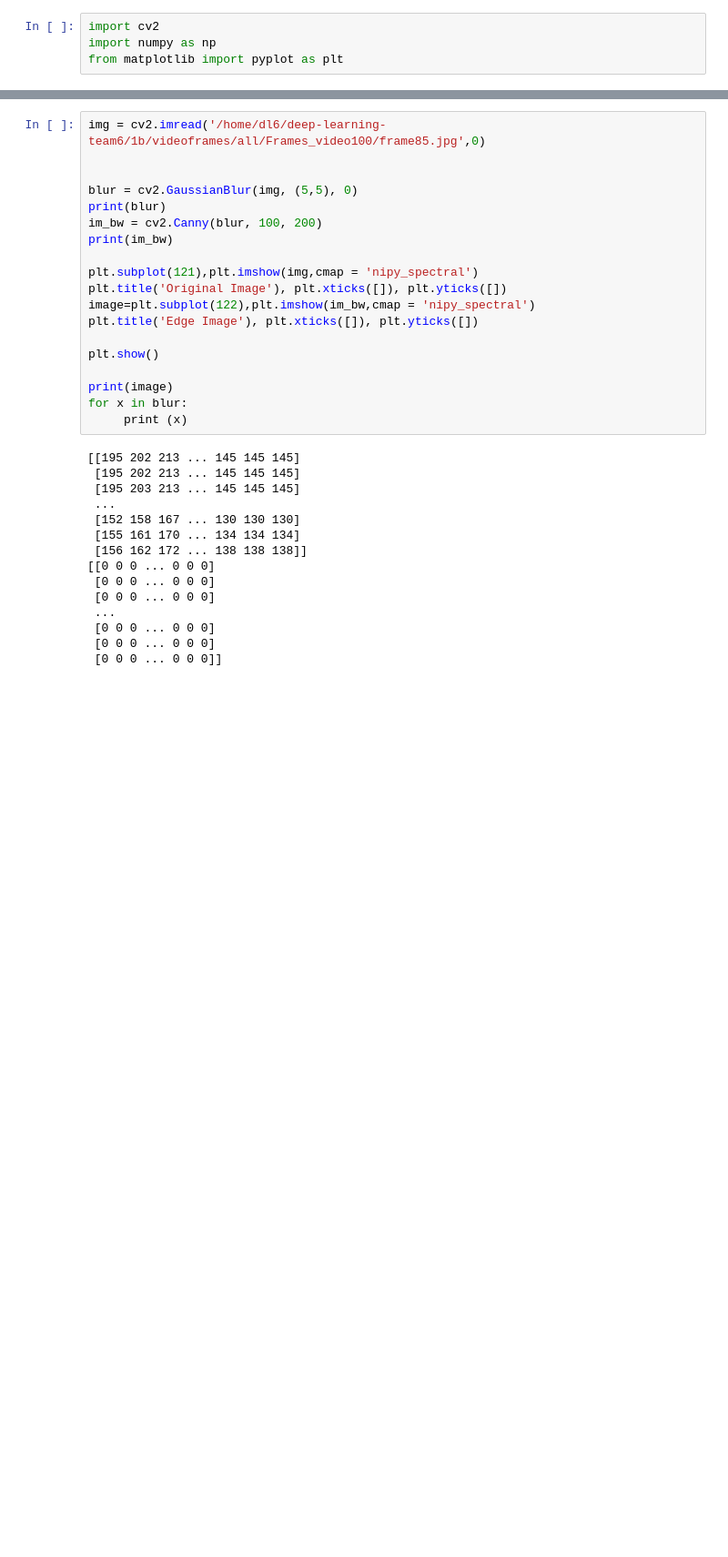
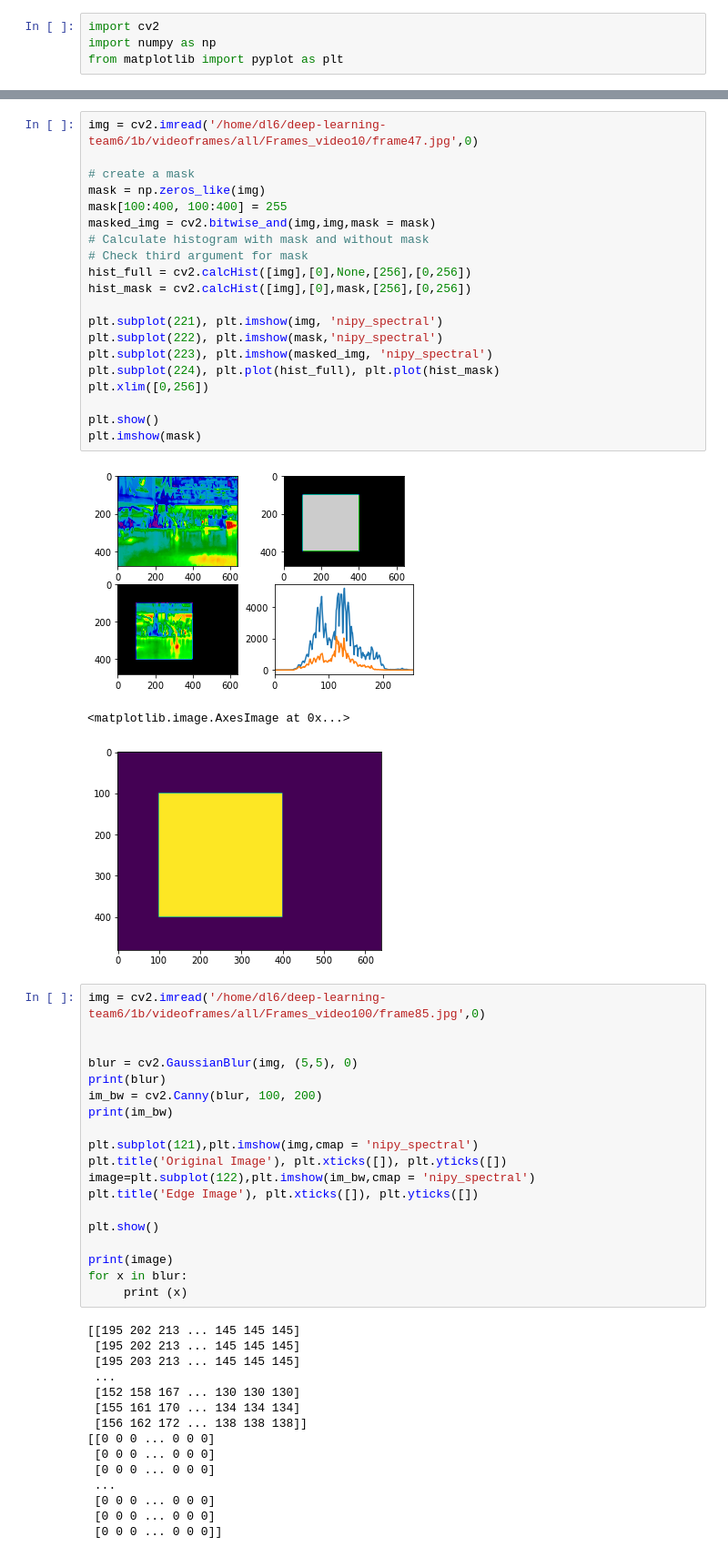
Before and after one commit to proohit/deep-learning-team6, a Jupyter notebook: 2c/Task 2c.ipynb, the cells around one changed output, grey strips where cells are left out. Shown at 91% size. Saved outputs shown, nothing was run; the diff lists cells and outputs as text; blank space fills up the shorter version.

```diff
--- a/2c/Task 2c.ipynb
+++ b/2c/Task 2c.ipynb
@@ -148,3 +144,27 @@ plt.show()
+# %%
+img = cv2.imread('/home/dl6/deep-learning-team6/1b/videoframes/all/Frames_video10/frame47.jpg',0)
+
+# create a mask
+mask = np.zeros_like(img)
+mask[100:400, 100:400] = 255
+masked_img = cv2.bitwise_and(img,img,mask = mask)
+# Calculate histogram with mask and without mask
+# Check third argument for mask
+hist_full = cv2.calcHist([img],[0],None,[256],[0,256])
+hist_mask = cv2.calcHist([img],[0],mask,[256],[0,256])
+
+plt.subplot(221), plt.imshow(img, 'nipy_spectral')
+plt.subplot(222), plt.imshow(mask,'nipy_spectral')
+plt.subplot(223), plt.imshow(masked_img, 'nipy_spectral')
+plt.subplot(224), plt.plot(hist_full), plt.plot(hist_mask)
+plt.xlim([0,256])
+
+plt.show()
+plt.imshow(mask)
+# %% [output]
+[figure, added]
+<matplotlib.image.AxesImage at 0x...>
+[figure, added]
 # %%
 img = cv2.imread('/home/dl6/deep-learning-team6/1b/videoframes/all/Frames_video100/frame85.jpg',0)
 
```
Also changed, not shown: parts of 8 cells of this notebook, 3 other files.
